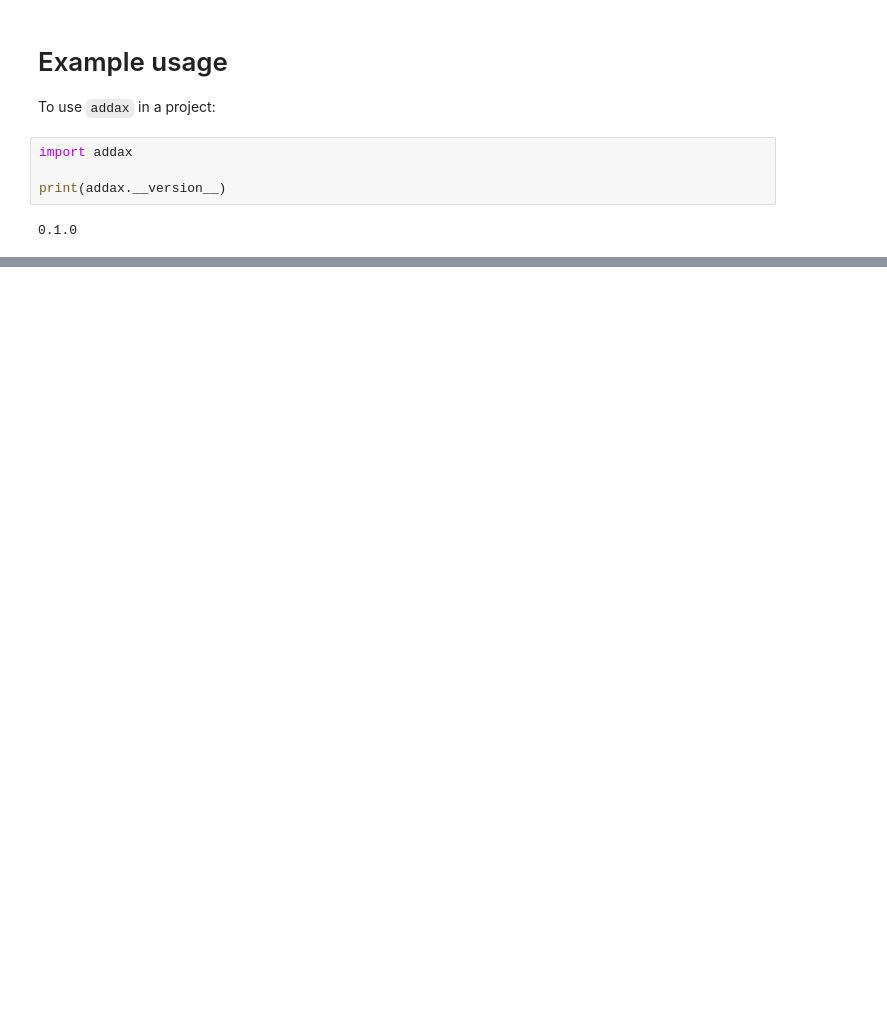
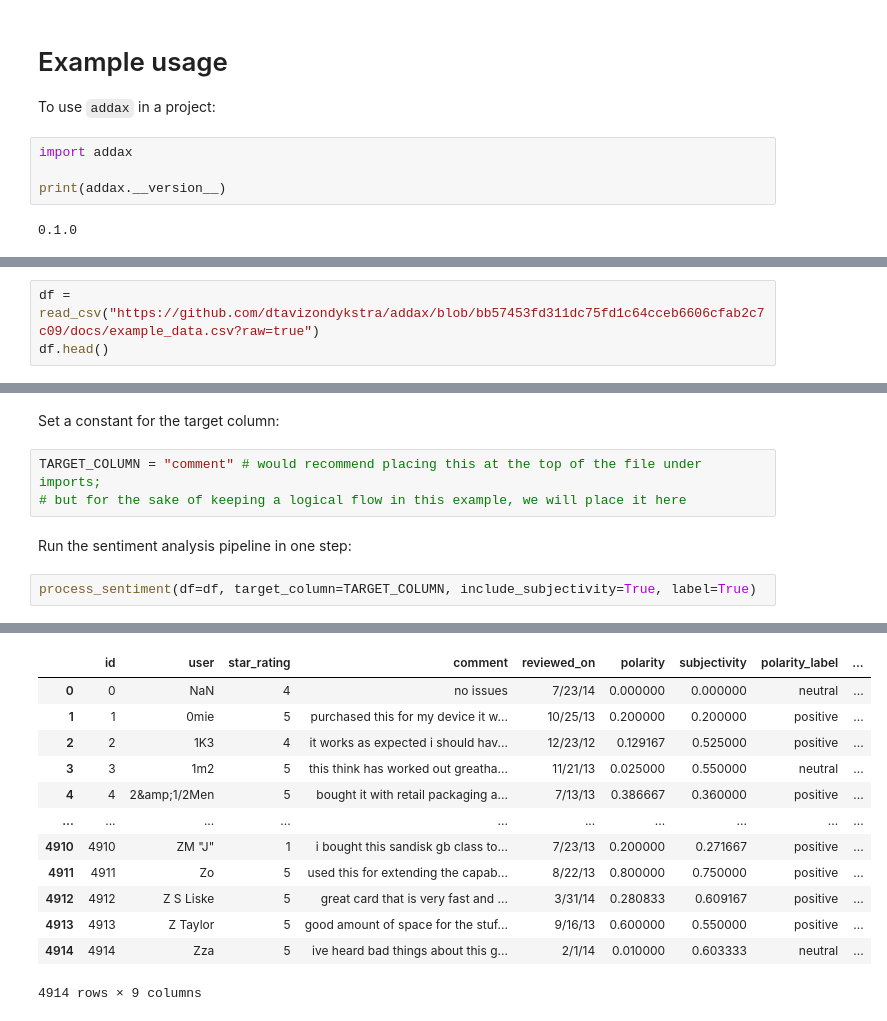
Before and after one commit to dtavizondykstra/addax, a Jupyter notebook: docs/example.ipynb, the cells around one changed output, grey strips where cells are left out. Cells and saved outputs as stored; diff of their text form; blank space fills up the shorter version.

Commit message:
docs: Enhance example usage notebook with detailed manual and pipeline examples of  functions for sentiment analysis

```diff
--- a/docs/example.ipynb
+++ b/docs/example.ipynb
@@ -40,0 +98,3 @@ df.head()
+# %%
+df = read_csv("https://github.com/dtavizondykstra/addax/blob/bb57453fd311dc75fd1c64cceb6606cfab2c7c09/docs/example_data.csv?raw=true")
+df.head()
@@ -40,0 +109,10 @@ df.head()
+# %% [markdown]
+Set a constant for the target column:
+# %%
+TARGET_COLUMN = "comment" # would recommend placing this at the top of the file under imports;
+# but for the sake of keeping a logical flow in this example, we will place it here
+# %% [markdown]
+Run the sentiment analysis pipeline in one step:
+# %%
+process_sentiment(df=df, target_column=TARGET_COLUMN, include_subjectivity=True, label=True)
+# %% [output]
@@ -40,0 +127,13 @@ df.head()
+|  | id | user | star_rating | comment | reviewed_on | polarity | subjectivity | polarity_label | ... |
+| 0 | 0 | NaN | 4 | no issues | 7/23/14 | 0.000000 | 0.000000 | neutral | ... |
+| 1 | 1 | 0mie | 5 | purchased this for my device it w... | 10/25/13 | 0.200000 | 0.200000 | positive | ... |
+| 2 | 2 | 1K3 | 4 | it works as expected i should hav... | 12/23/12 | 0.129167 | 0.525000 | positive | ... |
+| 3 | 3 | 1m2 | 5 | this think has worked out greatha... | 11/21/13 | 0.025000 | 0.550000 | neutral | ... |
+| 4 | 4 | 2&amp;1/2Men | 5 | bought it with retail packaging a... | 7/13/13 | 0.386667 | 0.360000 | positive | ... |
+| ... | ... | ... | ... | ... | ... | ... | ... | ... | ... |
+| 4910 | 4910 | ZM "J" | 1 | i bought this sandisk gb class to... | 7/23/13 | 0.200000 | 0.271667 | positive | ... |
+| 4911 | 4911 | Zo | 5 | used this for extending the capab... | 8/22/13 | 0.800000 | 0.750000 | positive | ... |
+| 4912 | 4912 | Z S Liske | 5 | great card that is very fast and ... | 3/31/14 | 0.280833 | 0.609167 | positive | ... |
+| 4913 | 4913 | Z Taylor | 5 | good amount of space for the stuf... | 9/16/13 | 0.600000 | 0.550000 | positive | ... |
+| 4914 | 4914 | Zza | 5 | ive heard bad things about this g... | 2/1/14 | 0.010000 | 0.603333 | neutral | ... |
+4914 rows × 9 columns
```
Also changed, not shown: parts of 18 cells of this notebook.
